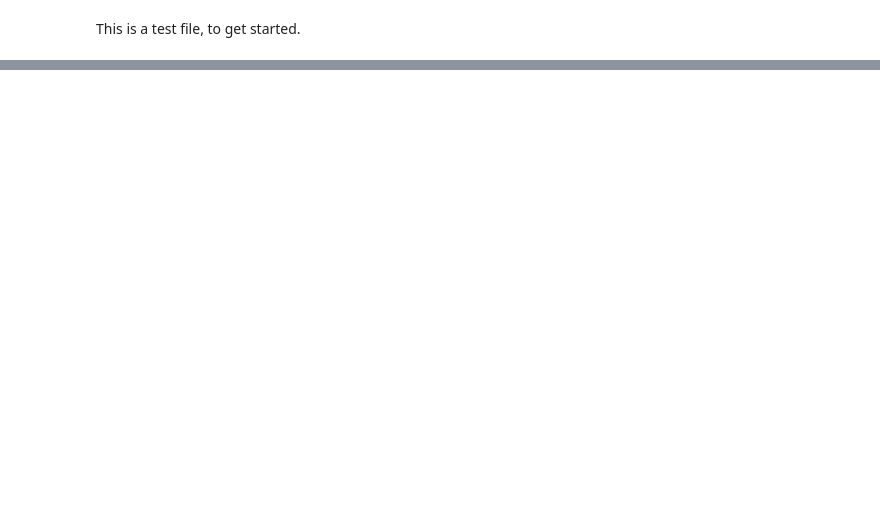
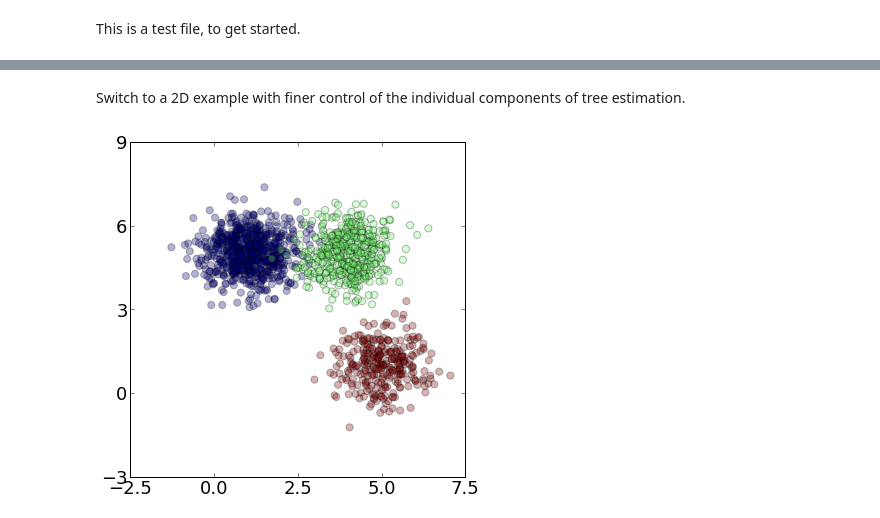
Before and after one commit to CoAxLab/DeBaCl, a Jupyter notebook: docs/debacl_tutorial.ipynb, the cells around one changed output, grey strips where cells are left out. Saved outputs shown, nothing was run; the diff lists cells and outputs as text; code cells hidden in the pictures; blank space fills up the shorter version.

```diff
--- a/docs/debacl_tutorial.ipynb
+++ b/docs/debacl_tutorial.ipynb
@@ -93,0 +95,38 @@ final cluster counts: [302 753 445]
+# %% [markdown]
+Switch to a 2D example with finer control of the individual components of tree estimation.
+# %%
+## Add the stats package for kernel density estimation
+import scipy.stats as spstat
+
+## Re-set data parameters
+n = 1500
+p_k = 0.005
+p_gamma = 0.01
+mix = (0.5, 0.3, 0.2)
+
+k = int(p_k * n)
+gamma = int(p_gamma * n)
+
+ctr = ((1, 5), (4, 5), (5, 1))
+sdev = (0.5*np.eye(2),) * 3
+
+
+## Generate data
+membership = np.random.multinomial(n, pvals=mix)
+p = len(ctr[0])
+X = np.zeros((n, p), dtype=np.float)
+g = np.zeros((n, ), dtype=np.int)
+b = np.cumsum((0,) + tuple(membership))
+
+for i, (size, mu, sigma) in enumerate(zip(membership, ctr, sdev)):
+	ix = range(b[i], b[i+1])
+	X[ix, :] = np.random.multivariate_normal(mu, sigma, size)
+	g[ix] = i
+
+
+## Scatterplot, to show the simulation worked
+fig, ax = plt.subplots()
+ax.scatter(X[:,0], X[:,1], s=50, c=g, alpha=0.3)
+fig.show()
+# %% [output]
+[figure, added]
```
Also changed, not shown: parts of 13 cells of this notebook, 14 other files.
